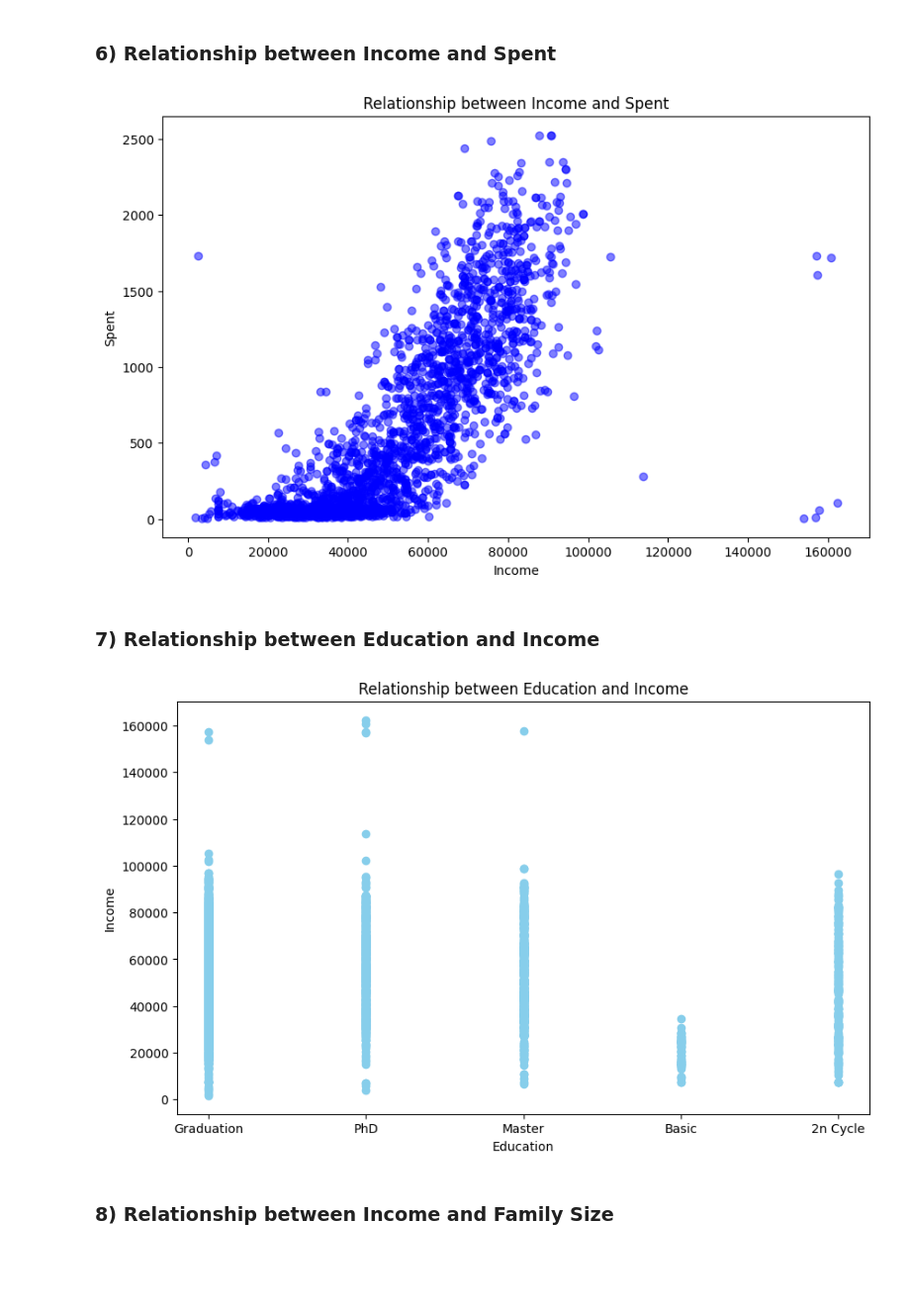
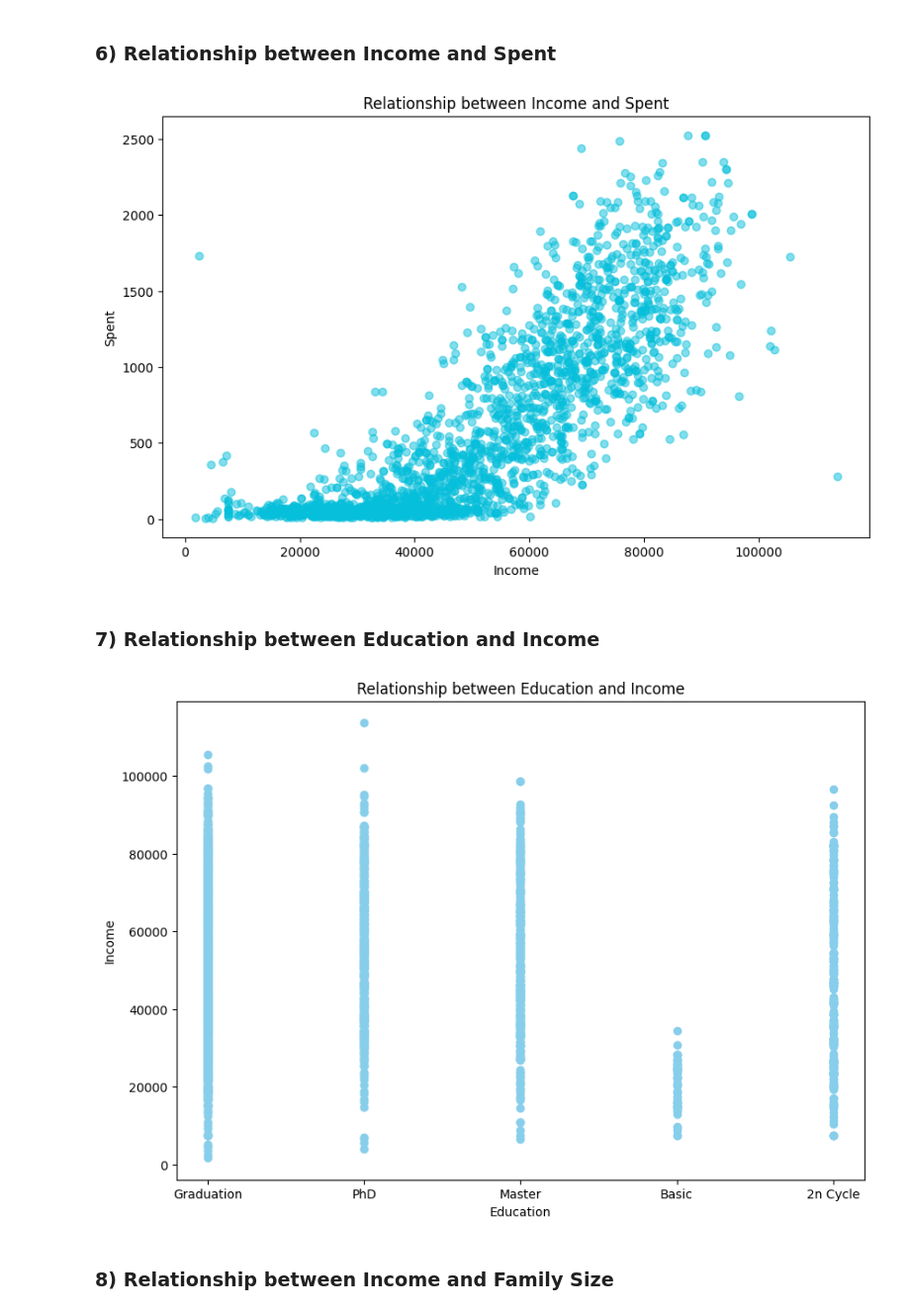
Before and after one commit to kostasalex/Customer-Personality-Analysis, a Jupyter notebook: Data_Mining_hw1.ipynb, the cells around one changed output. Shown at 99% size. Saved outputs shown, nothing was run; the diff lists cells and outputs as text; code cells hidden in the pictures; blank space fills up the shorter version.

Commit message:
feat: implement bonus task customer profiling / added more plots for q6
- Improved some plots in question 6

```diff
--- a/Data_Mining_hw1.ipynb
+++ b/Data_Mining_hw1.ipynb
@@ -305,11 +299,8 @@ print(largest_incomes)
 Name: Income, dtype: float64
 [figure]
 # %%
-# Find the index of the largest value
-idx = df['Income'].idxmax()
-
-# Remove the row with the largest value
-df = df.drop(idx)
+# Remove top 8 rows
+df = df.drop(df['Income'].nlargest(8).index)
 
 # Plot a box plot for the updated Income column
 sns.boxplot(data=df, x='Income')
@@ -460,25 +426,25 @@ plt.show()
 # %%
 # Plot the relationship between income and spent
 fig, ax = plt.subplots(figsize=(10, 6))
-ax.scatter(df['Income'], df['Spent'], alpha=0.5, color = "blue")
+ax.scatter(df['Income'], df['Spent'], alpha=0.5, color = "#05BFDB")
 ax.set_xlabel('Income')
 ax.set_ylabel('Spent')
 ax.set_title('Relationship between Income and Spent')
 plt.show()
 # %% [output]
-[figure, old version]
+[figure, new version]
 # %% [markdown]
 ### 7) Relationship between Education and Income
 # %%
 # Create a scatter plot of education vs income
-fig, ax = plt.subplots(figsize=(10,6))
+fig, ax = plt.subplots(figsize=(10,7))
 ax.scatter(df['Education'], df['Income'], color = "skyblue")
 ax.set_xlabel('Education')
 ax.set_ylabel('Income')
 ax.set_title('Relationship between Education and Income')
 plt.show()
 # %% [output]
-[figure, old version]
+[figure, new version]
 # %% [markdown]
 ### 8) Relationship between Income and Family Size
 # %%
```
Also changed, not shown: parts of 46 cells of this notebook.
